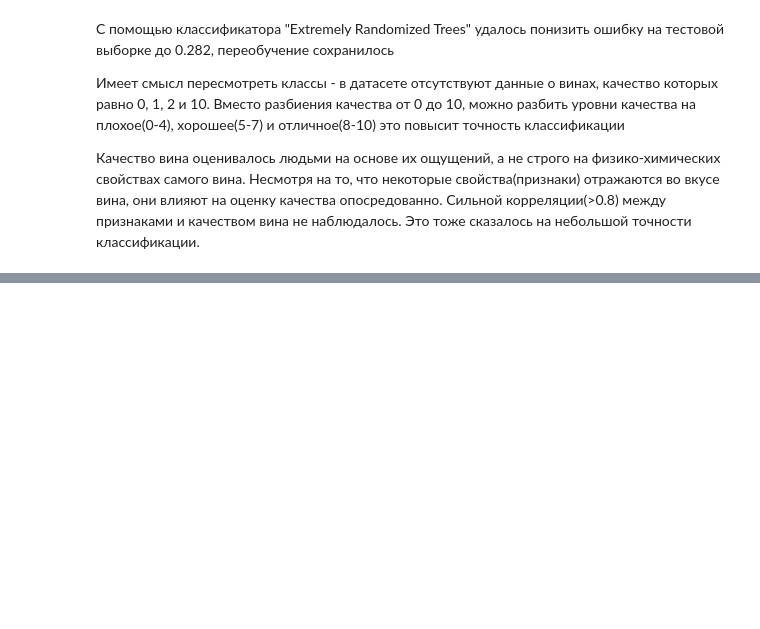
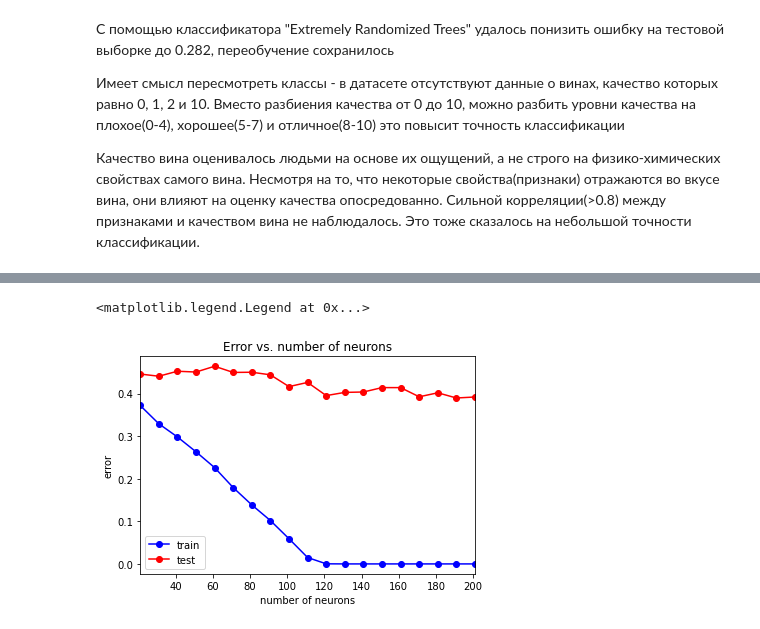
Before and after one commit to AlexeyArefev/machineLearning, a Jupyter notebook: ML_task_1.ipynb, the cells around one changed output, grey strips where cells are left out. Drawn from its saved outputs; the diff is of its cells as text; code cells hidden in the pictures; blank space fills up the shorter version.

```diff
--- a/ML_task_1.ipynb
+++ b/ML_task_1.ipynb
@@ -565,0 +663,2 @@ print("Ошибка на тестовой выборке:", err_test)
+# %%
+min_test_err = np.min(test_err)
@@ -565,0 +672,2 @@ print("Ошибка на тестовой выборке:", err_test)
+# %%
+alpha_opt = alpha_opt[0]
@@ -565,0 +678,30 @@ print("Ошибка на тестовой выборке:", err_test)
+# %%
+ns = np.arange(21, 211, 10)
+test_err = []
+train_err = []
+train_acc = []
+test_acc = []
+
+for n in ns:
+    mlp_model = MLPClassifier(alpha = alpha_opt, hidden_layer_sizes = (n,),
+                              solver = 'lbfgs', activation = 'logistic', max_iter=2000, random_state = 404)
+    mlp_model.fit(X_train, y_train)
+
+    y_train_pred = mlp_model.predict(X_train)
+    y_test_pred = mlp_model.predict(X_test)
+
+    train_err.append(np.mean(y_train != y_train_pred))
+    test_err.append(np.mean(y_test != y_test_pred))
+    train_acc.append(accuracy_score(y_train, y_train_pred))
+    test_acc.append(accuracy_score(y_test, y_test_pred))
+# %%
+plt.plot(ns, train_err, 'b-o', label = 'train')
+plt.plot(ns, test_err, 'r-o', label = 'test')
+plt.xlim(21,201)
+plt.title('Error vs. number of neurons')
+plt.xlabel('number of neurons')
+plt.ylabel('error')
+plt.legend()
+# %% [output]
+<matplotlib.legend.Legend at 0x...>
+[figure, added]
```
Also changed, not shown: parts of 28 cells of this notebook.
